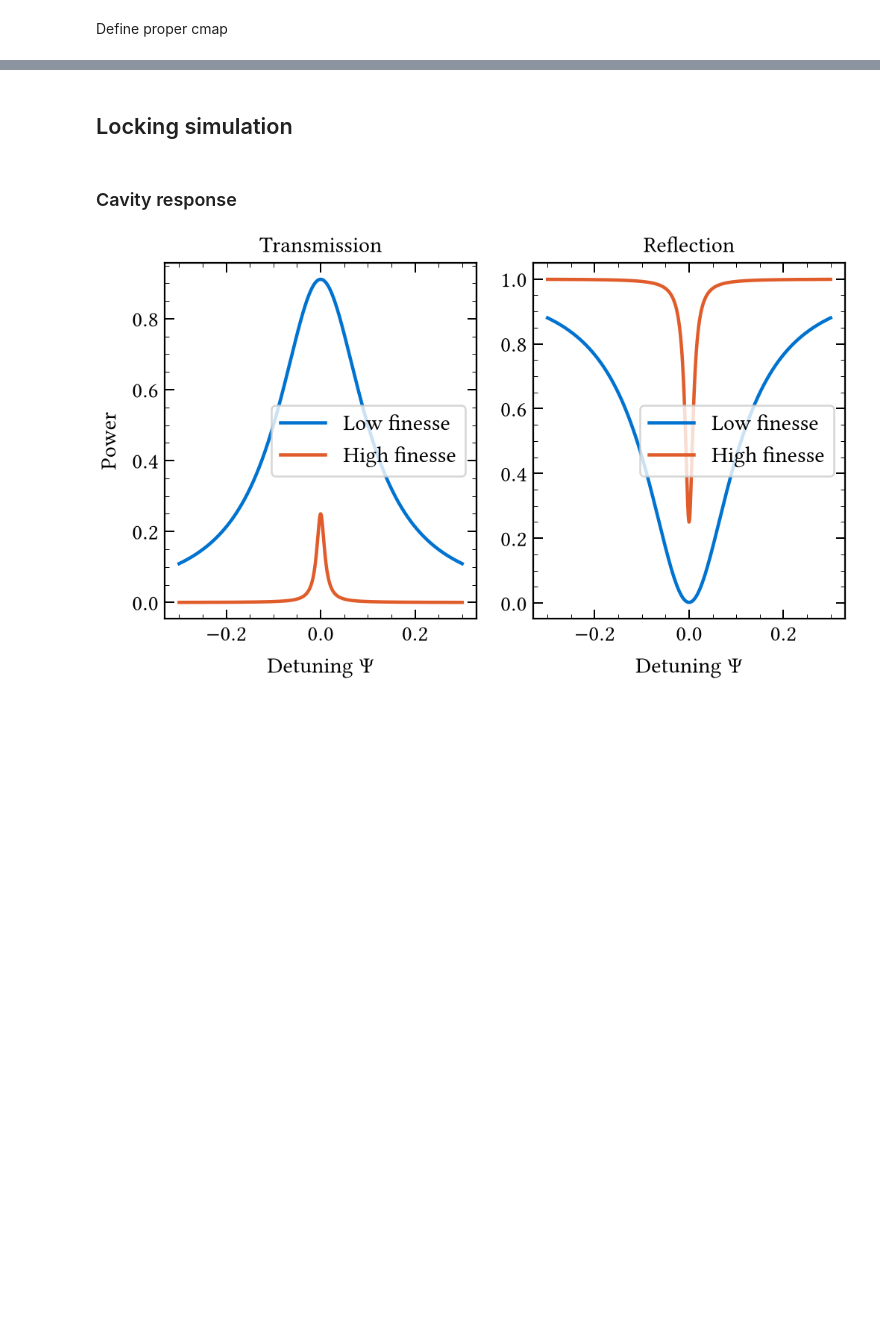
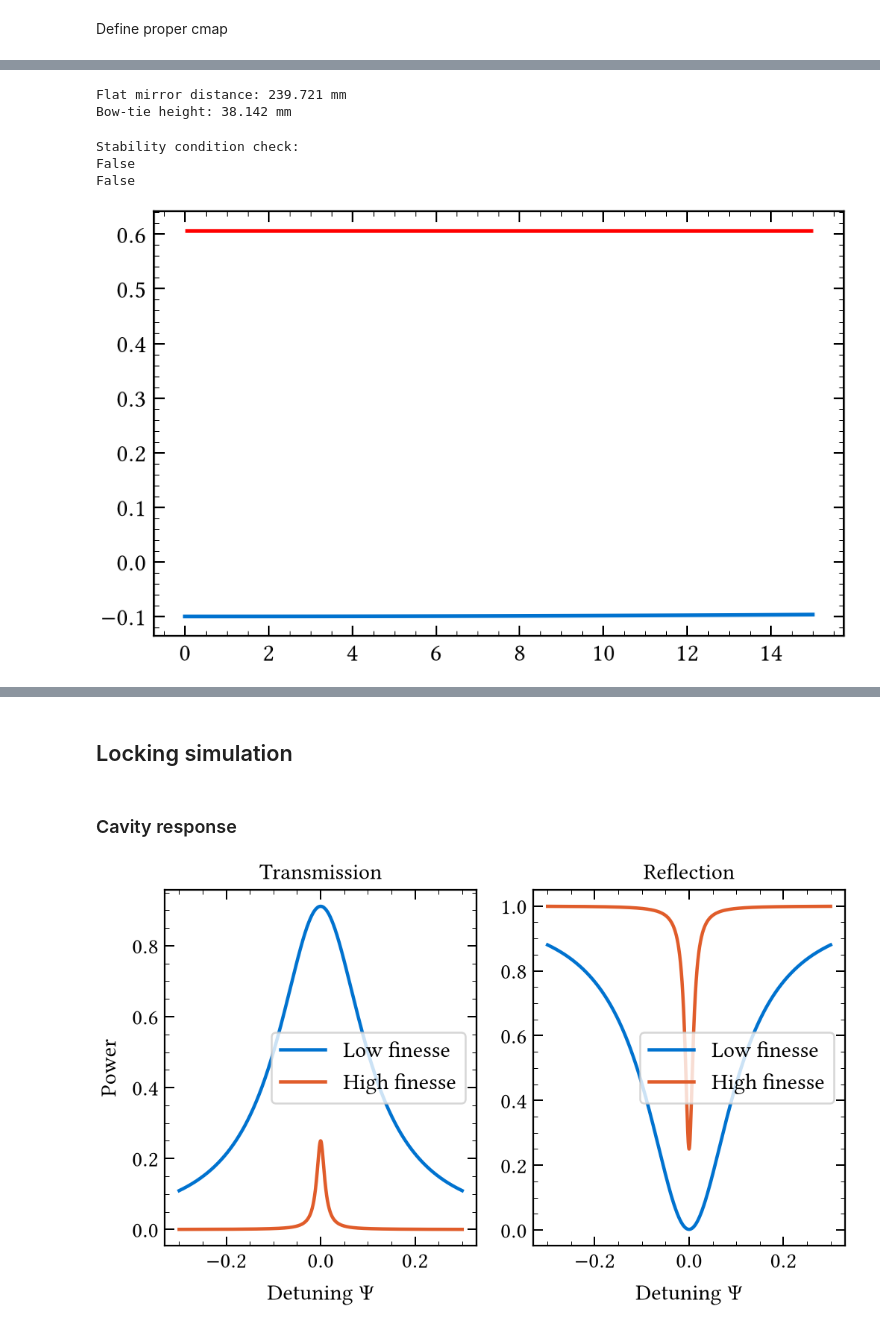
Before and after one commit to eq15t-panda/PANDASimulation, a Jupyter notebook: cavity/cavity.ipynb, the cells around one changed output, grey strips where cells are left out. Drawn from its saved outputs; the diff is of its cells as text; code cells hidden in the pictures; blank space fills up the shorter version.

```diff
--- a/cavity/cavity.ipynb
+++ b/cavity/cavity.ipynb
@@ -744,3 +737,34 @@ plt.show()
+# %%
+angle = 12 # degrees
+dc = 119.17 * 1e-3
+L0 = 725.8 * 1e-3
+d_f = (L0 / (1 + 1 / np.cos(np.radians(angle)))) - dc
+h = ((dc + d_f) / 2) * np.tan(np.radians(angle))
+
+print(f"Flat mirror distance: {d_f*1e3:.3f} mm")
+print(f"Bow-tie height: {h*1e3:.3f} mm")
+# %% [output]
+Flat mirror distance: 239.721 mm
+Bow-tie height: 38.142 mm
+# %%
+# Check stability condition astigmatism
+print("Stability condition check:")
+print(L0 - dc < -roc1 * np.cos(np.radians(angle)))
+print(dc < -roc1 * np.cos(np.radians(angle)))
+# %% [output]
+Stability condition check:
+False
+False
+# %%
+plt.figure()
+angle_array = np.linspace(0, 15, 100)
+c = np.cos(np.radians(angle_array))
+d_f_array = (L0 / (1 + 1 / c)) - dc
+plt.hlines(L0 - dc, 0, 15, color="red", label="L0 - dc")
+plt.plot(angle_array, c * -roc1, label="roc1 * cos(alpha)")
+plt.show()
+# %% [output]
+[figure, added]
 # %%
 for waist, vals in df_solutions.items():
     print(f"\nw1 = {waist} µm")
```
Also changed, not shown: parts of 19 cells of this notebook, 2 other files.
